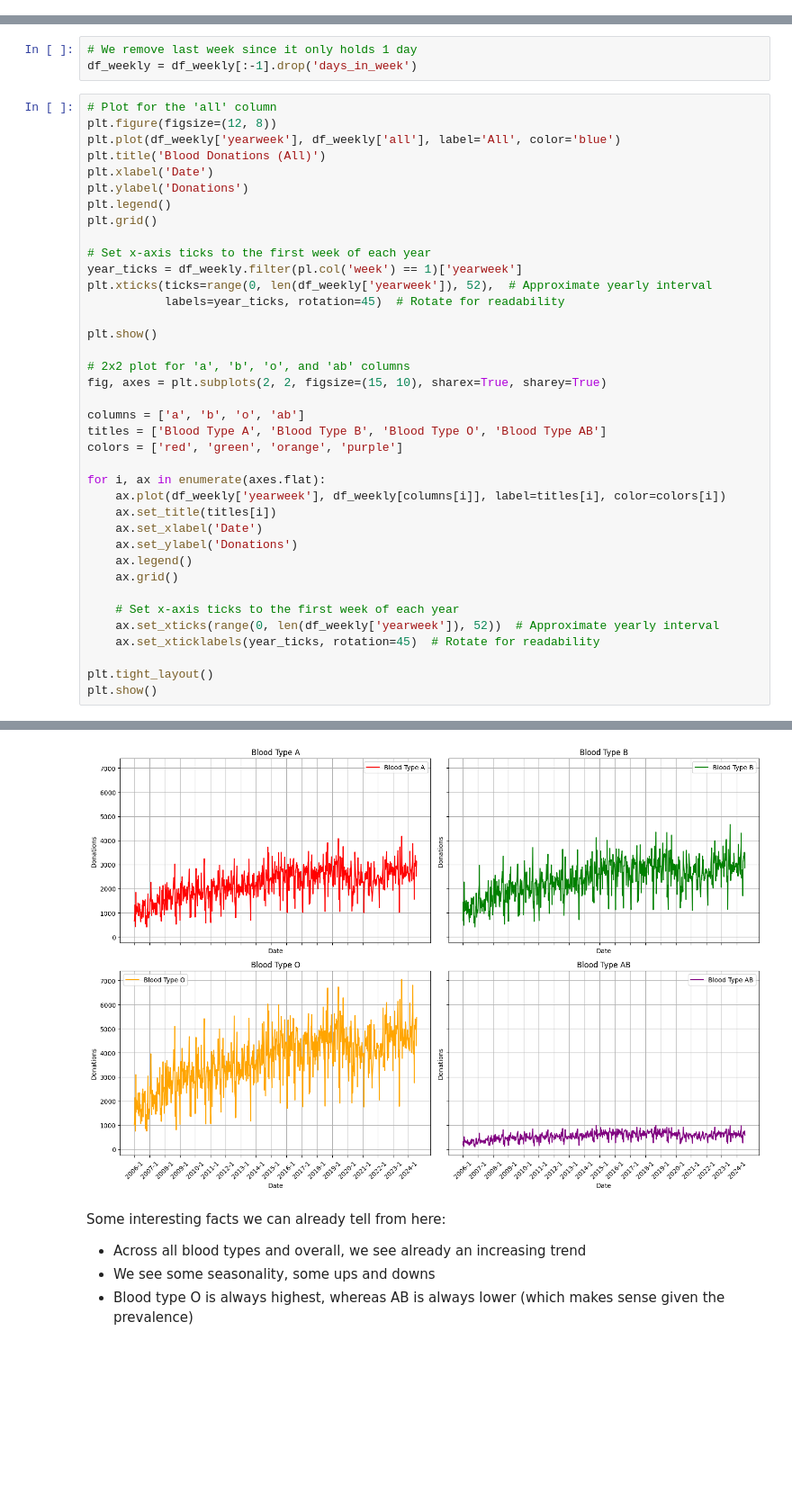
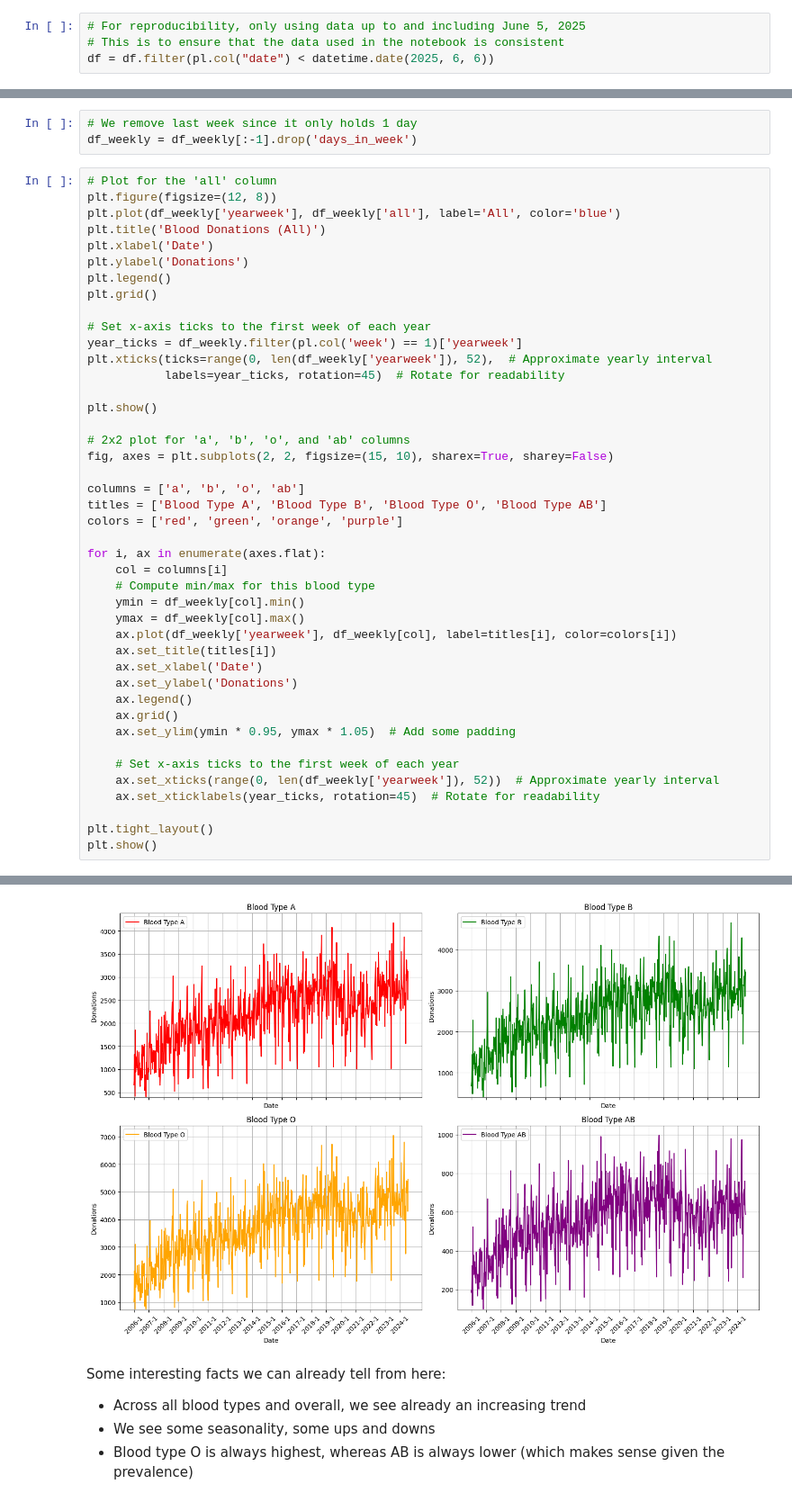
Before and after one commit to jasperschroeder/MalaysiaBloodDonations, a Jupyter notebook: 1_Exploratory_Data_Analysis.ipynb, the cells around one changed output, grey strips where cells are left out. Shown: that part at 90% size. Cells and saved outputs as stored; diff of their text form; blank space fills up the shorter version.

```diff
--- a/1_Exploratory_Data_Analysis.ipynb
+++ b/1_Exploratory_Data_Analysis.ipynb
@@ -22,6 +23,10 @@ shape: (5, 4)
 | 2006-01-03 | "Johor" | "all" | 8 |
 | 2006-01-04 | "Johor" | "all" | 33 |
 | 2006-01-05 | "Johor" | "all" | 20 |
+# %%
+# For reproducibility, only using data up to and including June 5, 2025
+# This is to ensure that the data used in the notebook is consistent
+df = df.filter(pl.col("date") < datetime.date(2025, 6, 6))
 # %%
 validate_data(df)
 # %% [output]
@@ -221,36 +230,41 @@ plt.legend()
 plt.grid()
 
 # Set x-axis ticks to the first week of each year
 year_ticks = df_weekly.filter(pl.col('week') == 1)['yearweek']
 plt.xticks(ticks=range(0, len(df_weekly['yearweek']), 52),  # Approximate yearly interval
            labels=year_ticks, rotation=45)  # Rotate for readability
 
 plt.show()
 
 # 2x2 plot for 'a', 'b', 'o', and 'ab' columns
-fig, axes = plt.subplots(2, 2, figsize=(15, 10), sharex=True, sharey=True)
+fig, axes = plt.subplots(2, 2, figsize=(15, 10), sharex=True, sharey=False)
 
 columns = ['a', 'b', 'o', 'ab']
 titles = ['Blood Type A', 'Blood Type B', 'Blood Type O', 'Blood Type AB']
 colors = ['red', 'green', 'orange', 'purple']
 
 for i, ax in enumerate(axes.flat):
-    ax.plot(df_weekly['yearweek'], df_weekly[columns[i]], label=titles[i], color=colors[i])
+    col = columns[i]
+    # Compute min/max for this blood type
+    ymin = df_weekly[col].min()
+    ymax = df_weekly[col].max()
+    ax.plot(df_weekly['yearweek'], df_weekly[col], label=titles[i], color=colors[i])
     ax.set_title(titles[i])
     ax.set_xlabel('Date')
     ax.set_ylabel('Donations')
     ax.legend()
     ax.grid()
+    ax.set_ylim(ymin * 0.95, ymax * 1.05)  # Add some padding
 
     # Set x-axis ticks to the first week of each year
     ax.set_xticks(range(0, len(df_weekly['yearweek']), 52))  # Approximate yearly interval
     ax.set_xticklabels(year_ticks, rotation=45)  # Rotate for readability
 
 plt.tight_layout()
 plt.show()
 # %% [output]
 [figure]
-[figure, old version]
+[figure, new version]
 # %% [markdown]
 Some interesting facts we can already tell from here:
 - Across all blood types and overall, we see already an increasing trend
```
Also changed, not shown: parts of 17 cells of this notebook, 6 other files.
